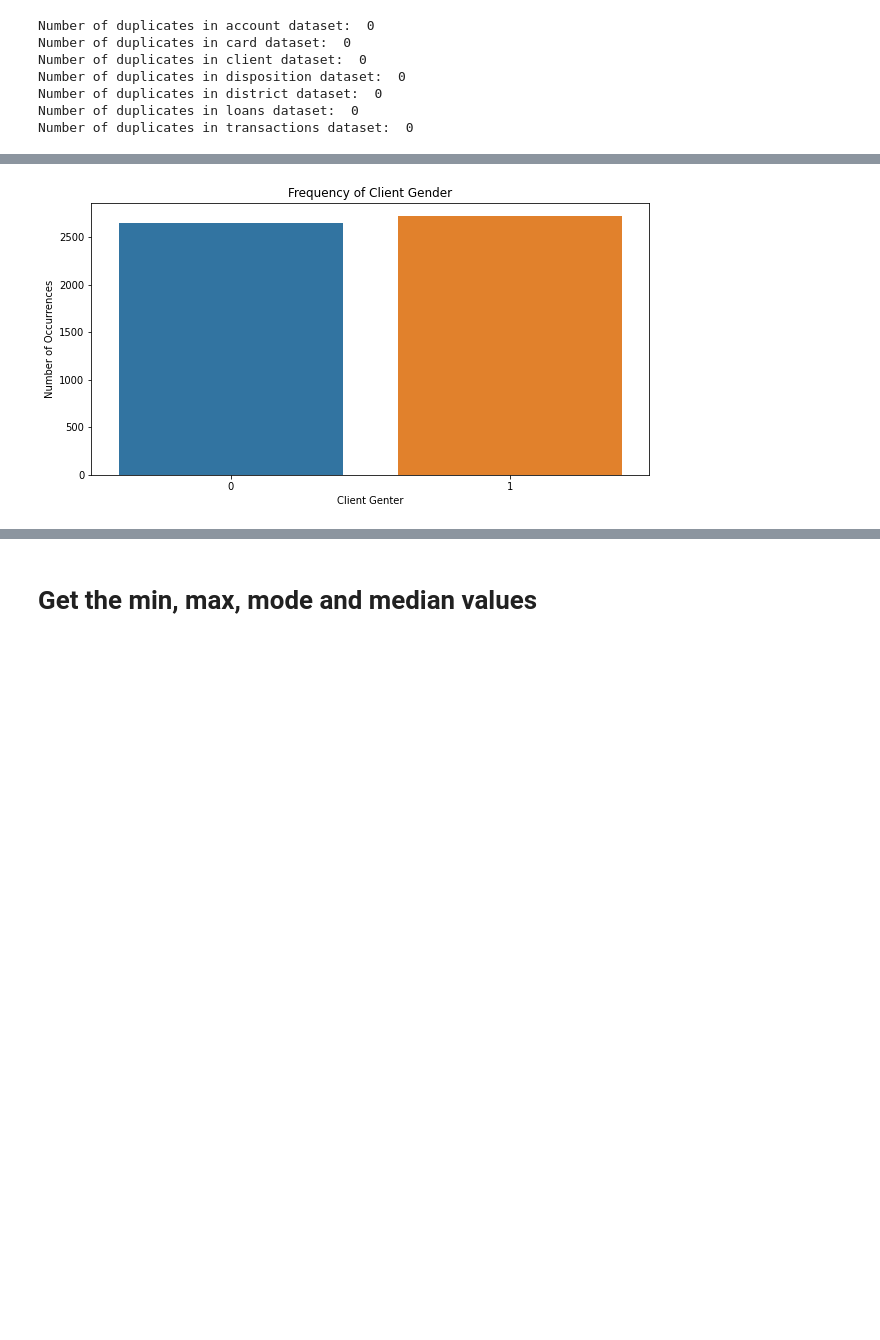
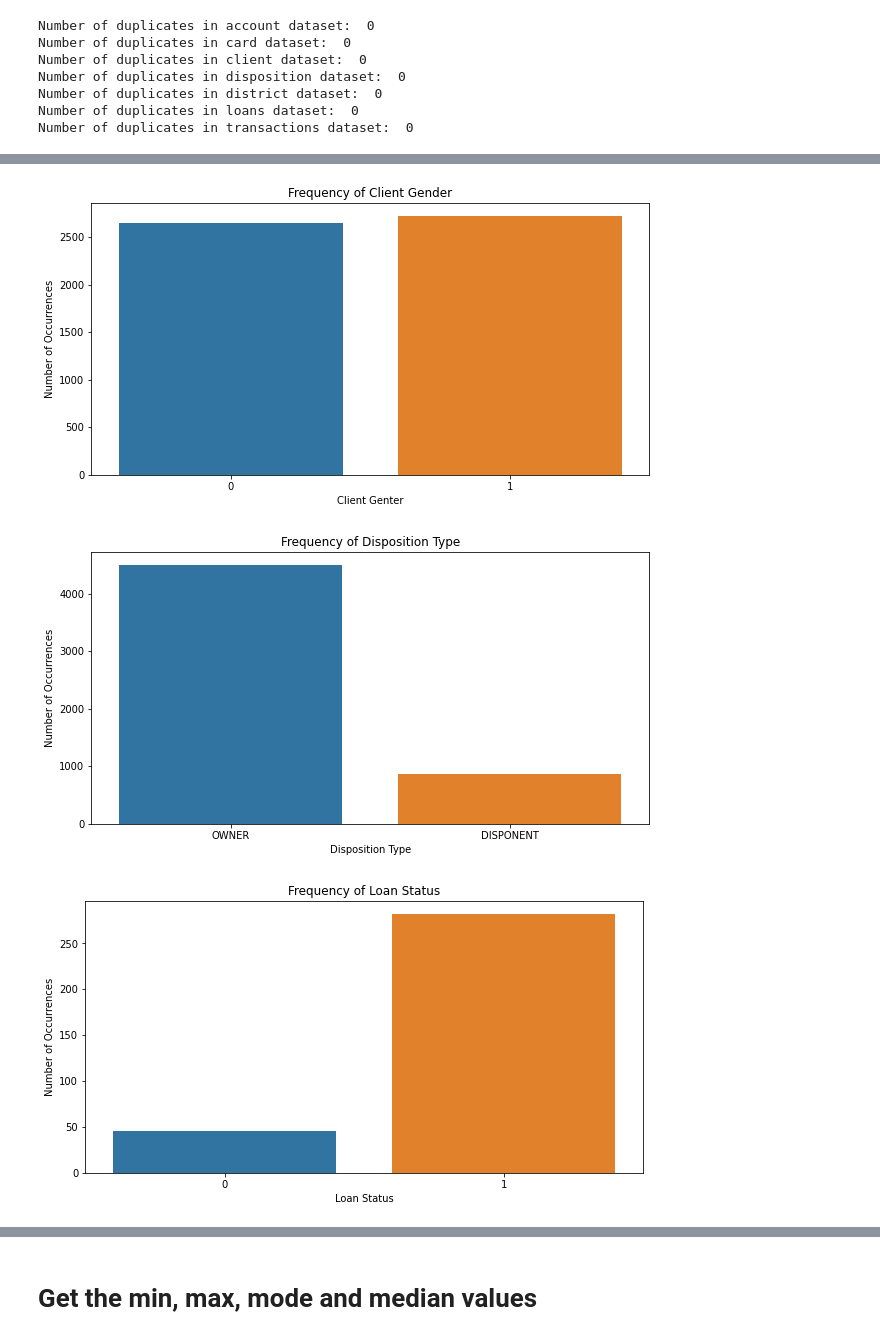
Before and after one commit to ruialves35/feup-ac, a Jupyter notebook: src/understanding/understanding.ipynb, the cells around one changed output, grey strips where cells are left out. Saved outputs shown, nothing was run; the diff lists cells and outputs as text; code cells hidden in the pictures; blank space fills up the shorter version.

```diff
--- a/src/understanding/understanding.ipynb
+++ b/src/understanding/understanding.ipynb
@@ -72,17 +72,25 @@ Same on trans_dev table
 # %%
 def plot_freq(df, col, title, xlabel, ylabel, figsize=(10, 5)):
   freq = df[col].value_counts()
   plt.figure(figsize=figsize)
   sns.barplot(x=freq.index, y=freq.values)
   plt.title(title)
   plt.xlabel(xlabel)
   plt.ylabel(ylabel)
   plt.show()
 
 plot_freq(account_data, 'frequency', 'Frequency of Account', 'Account Type', 'Number of Occurrences',)
 plot_freq(card_data, 'type', 'Frequency of Card Type', 'Card Type', 'Number of Occurrences')
 plot_freq(client_data, 'gender', 'Frequency of Client Gender', 'Client Genter', 'Number of Occurrences')
+plot_freq(disp_data, 'type', 'Frequency of Disposition Type', 'Disposition Type', 'Number of Occurrences')
+# add plot for disposition table
+plot_freq(loan_data, 'paid', 'Frequency of Loan Status', 'Loan Status', 'Number of Occurrences')
+
+plot_freq(transaction_data, 'type', 'Frequency of Transaction Type', 'Transaction Type', 'Number of Occurrences')
+plot_freq(transaction_data, 'operation', 'Frequency of Transaction Type', 'Transaction Type', 'Number of Occurrences', figsize=(15, 5))
 # %% [output]
 [figure]
 [figure]
 [figure]
+[figure, added]
+[figure, added]
```
Also changed, not shown: parts of 4 cells of this notebook.
